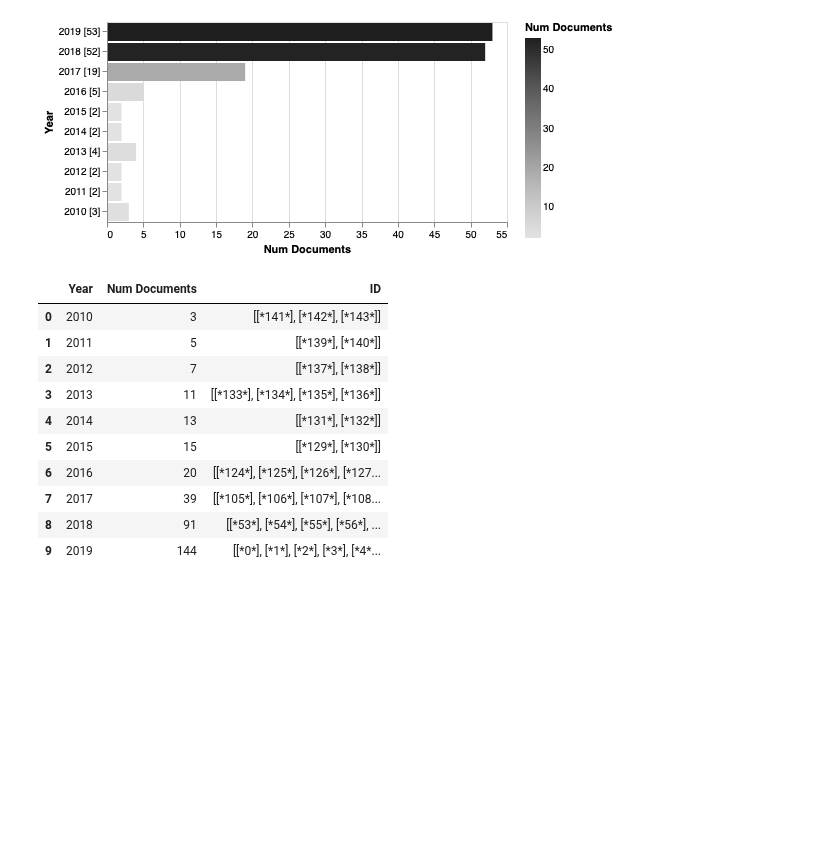
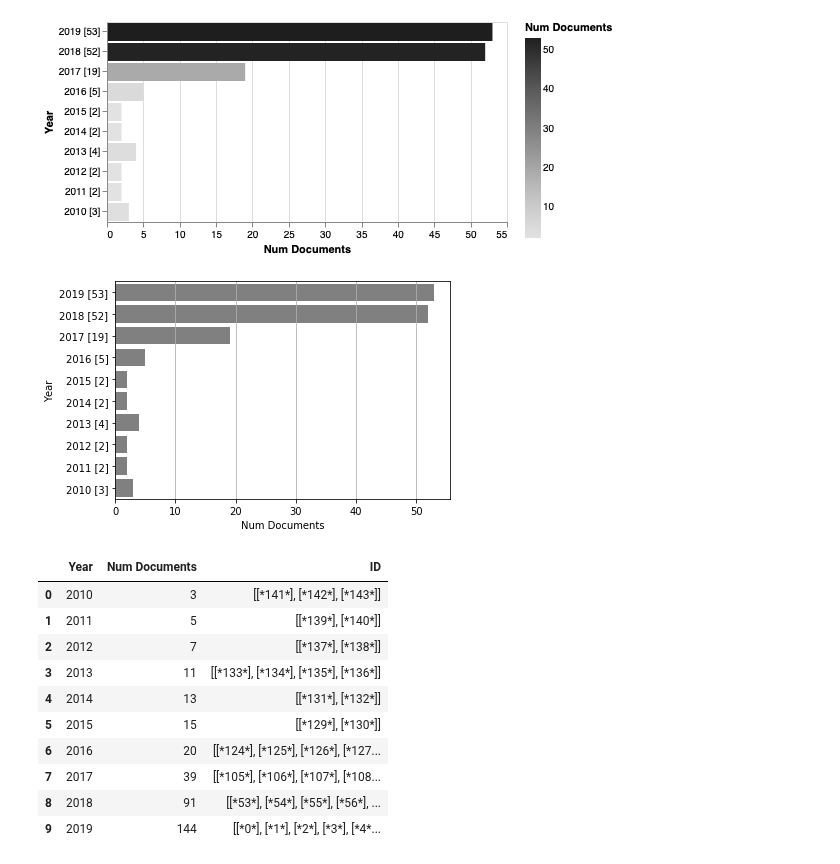
Before and after one commit to jdvelasq/techminer-old-deprecated, a Jupyter notebook: guide/tutorial/10-documents-by-year.ipynb, the cells around one changed output. Saved outputs shown, nothing was run; the diff lists cells and outputs as text; code cells hidden in the pictures; blank space fills up the shorter version.

```diff
--- a/guide/tutorial/10-documents-by-year.ipynb
+++ b/guide/tutorial/10-documents-by-year.ipynb
@@ -45,6 +44,10 @@ rdf.documents_by_year().barhplot()
 rdf.documents_by_year().barhplot(library='altair')
 # %% [output]
 [figure]
+# %%
+rdf.documents_by_year().barhplot(library='seaborn')
+# %% [output]
+[figure, added]
 # %%
 rdf.documents_by_year(cumulative=True)
 # %% [output]
```
Also changed, not shown: parts of 3 cells of this notebook, 2 other files.
